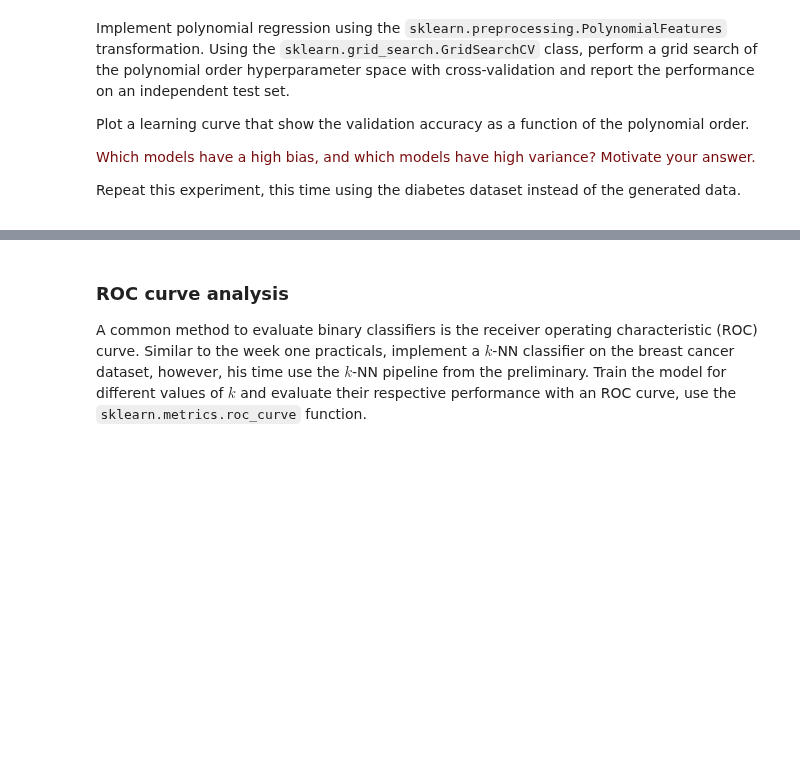
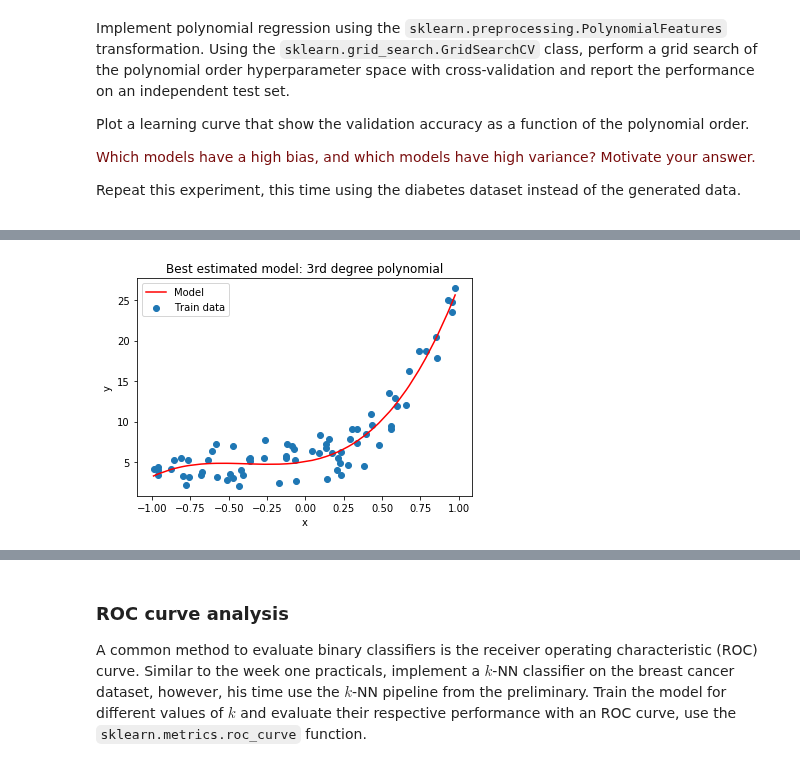
Before and after one commit to ndkruif/8dm40-machine-learning, a Jupyter notebook: practicals/week_2.ipynb, the cells around one changed output, grey strips where cells are left out. Cells and saved outputs as stored; diff of their text form; code cells hidden in the pictures; blank space fills up the shorter version.

```diff
--- a/practicals/week_2.ipynb
+++ b/practicals/week_2.ipynb
@@ -202,0 +206,27 @@ plt.show()
+# %%
+from sklearn.model_selection import GridSearchCV
+from sklearn.pipeline import make_pipeline
+
+def PolynomialRegression(degree=2, **kwargs):
+    return make_pipeline(PolynomialFeatures(degree), LinearRegression(**kwargs))
+
+param = {'polynomialfeatures__degree':np.arange(20)}
+grid = GridSearchCV(PolynomialRegression(), param, cv = 5)  #find the optimum degree, 5-fold cross-validation
+grid.fit(X_train,y_train)
+values  = grid.cv_results_ #results
+
+polymodel = grid.best_estimator_   #the model with the best estimator
+performance = polymodel.score(X_test,y_test) #WHAT KIND OF SCORE IS THIS?
+y_predicted = polymodel.fit(X_train,y_train).predict(X_train)
+sorted_zip = sorted(zip(X_train,y_predicted), key=operator.itemgetter(0))
+X_train_plt, y_predicted_plt = zip(*sorted_zip)
+
+plt.scatter(X_train,y_train, label='Train data')
+plt.plot(X_train_plt,y_predicted_plt,'r-',markersize=10, label= 'Model')
+plt.title('Best estimated model: 3rd degree polynomial')
+plt.legend(loc = 'upper left')
+plt.xlabel('x')
+plt.ylabel('y')
+plt.show()
+# %% [output]
+[figure, added]
```
Also changed, not shown: parts of 2 cells of this notebook.
